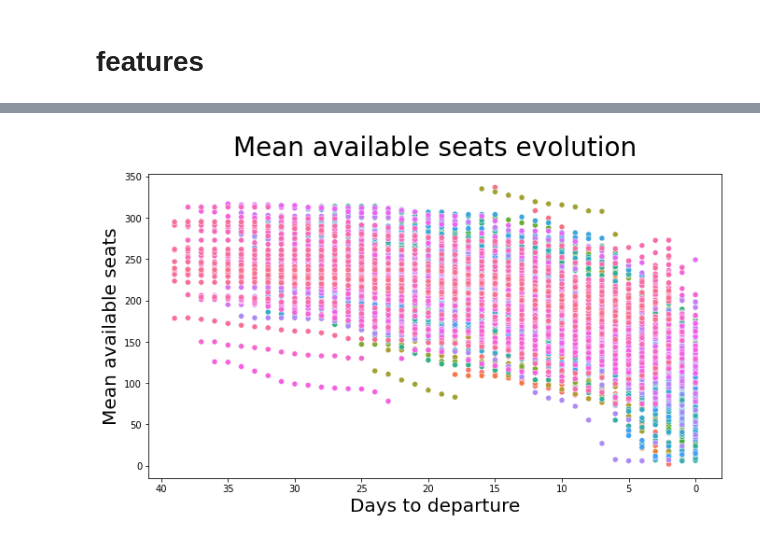
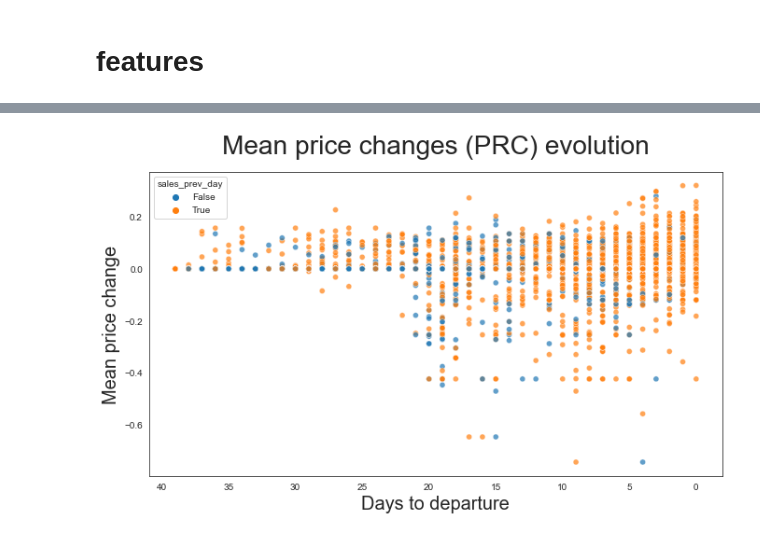
Before and after one commit to arturvelk/renfe-analysis, a Jupyter notebook: data-anal.ipynb, the cells around one changed output, grey strips where cells are left out. Cells and saved outputs as stored; diff of their text form; code cells hidden in the pictures.

```diff
--- a/data-anal.ipynb
+++ b/data-anal.ipynb
@@ -184,11 +211,5 @@ data["price_change_direction"] = np.where(
 # %%
-data = pd.read_pickle("data/MAD_BAR_features_v2.pkl")
+data = pd.read_pickle("/Users/vigadam/Documents/github/renfe-analysis/data/MAD_BAR_small_trains_features.pkl")
-# %%
-data = data.loc[data["train_id"]!= train_ids[0]].reset_index(drop=True)
-data = data.loc[
-    data["train_id"]
-    != data.loc[data["price_change_percentage"] < -1]["train_id"].unique()[0]
-].reset_index(drop=True)
 # %%
 figdata = data.sort_values(by=["train_id", "days_till_dep"]).groupby("train_id")[
     "days_till_dep"
@@ -378,32 +425,33 @@ plt.show()
 # %%
 train_ids = (
     data.groupby("train_id")["price_change"]
     .max()
     .reset_index()
     .sort_values(by=["price_change"])
     .reset_index(drop=True)
     .loc[:, "train_id"]
     .values
 )
 plt.figure(figsize=(11, 6))
 
 sns.scatterplot(
     data=data.loc[data["train_id"].isin(train_ids)],
     x="days_till_dep",
-    y="mean_econ_seats",
+    y="price_change_percentage",
     estimator="mean",
-    hue="train_id",
-).get_legend().remove()
+    hue="sales_prev_day",
+    alpha=0.7,
+)  # .get_legend().remove()
 
 
 plt.gca().invert_xaxis()
 
 plt.xlabel("Days to departure", fontsize=20, fontweight=450)
-plt.ylabel("Mean available seats", fontsize=20, fontweight=450)
+plt.ylabel("Mean price change", fontsize=20, fontweight=450)
 
-plt.title("Mean available seats evolution", fontsize=28, y=1.04)
+plt.title("Mean price changes (PRC) evolution", fontsize=28, y=1.04)
 
-plt.savefig("figures/available_seats_evolution", dpi=300)
+plt.savefig("figures/mean price (PRC) changes", dpi=300)
 plt.show()
 # %% [output]
-[figure, old version]
+[figure, new version]
```
Also changed, not shown: parts of 65 cells of this notebook, 14 other files.
